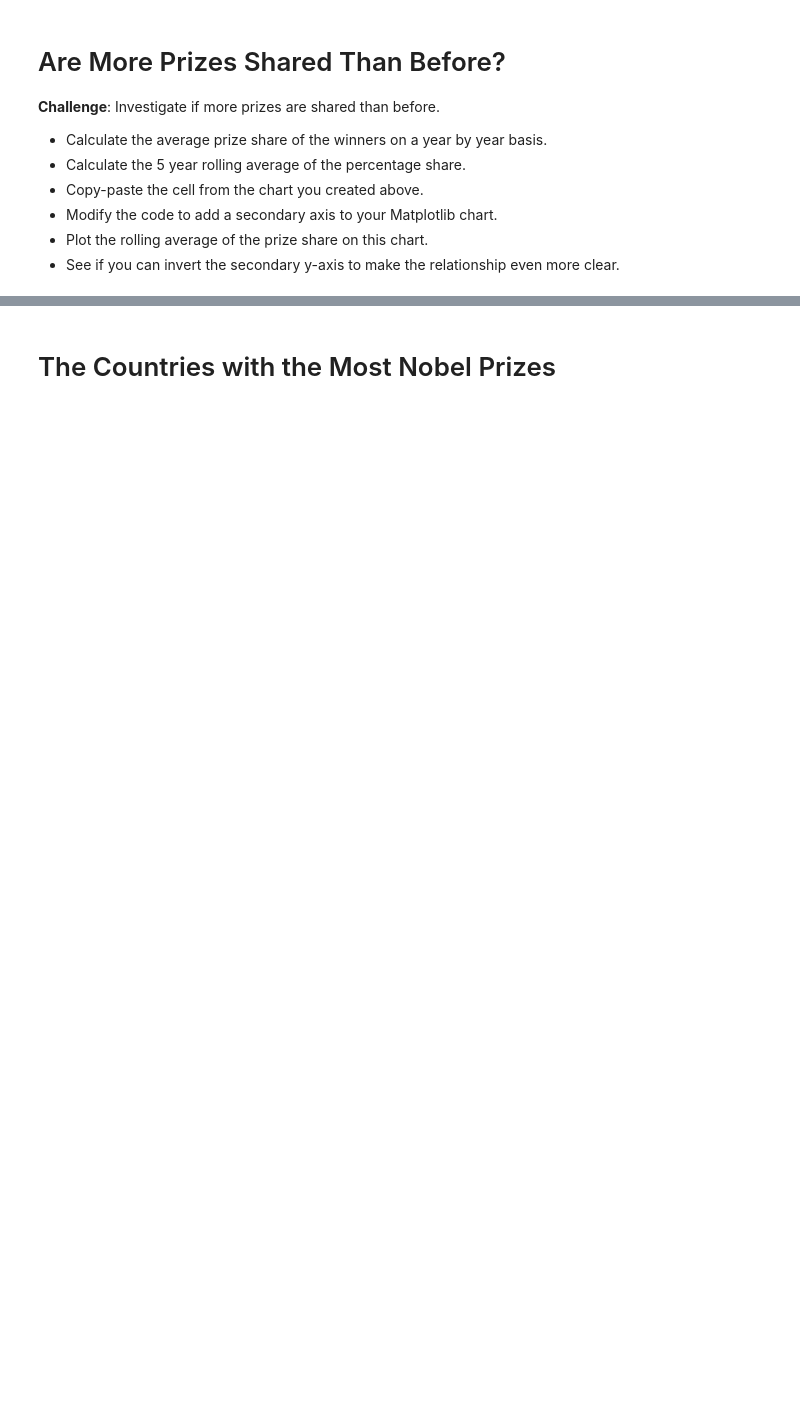
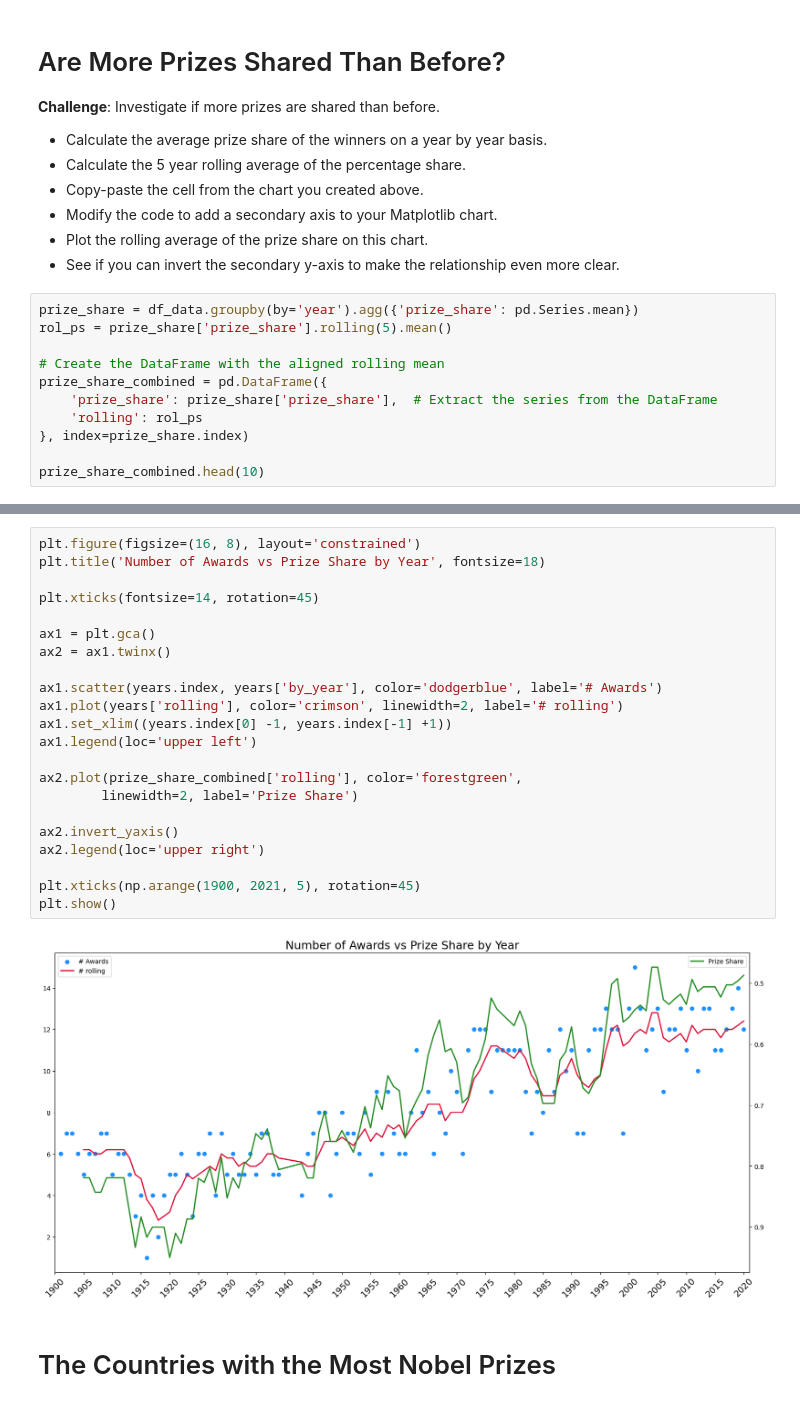
Before and after one commit to RafaelMoralesGallegos/100-days-of-Python, a Jupyter notebook: Day_79_Nobel_Prize/Nobel_Prize_Analysis.ipynb, the cells around one changed output, grey strips where cells are left out. Cells and saved outputs as stored; diff of their text form; blank space fills up the shorter version.

```diff
--- a/Day_79_Nobel_Prize/Nobel_Prize_Analysis.ipynb
+++ b/Day_79_Nobel_Prize/Nobel_Prize_Analysis.ipynb
@@ -324,3 +351,14 @@ fig.show()
 * Modify the code to add a secondary axis to your Matplotlib chart.
 * Plot the rolling average of the prize share on this chart.
 * See if you can invert the secondary y-axis to make the relationship even more clear.
+# %%
+prize_share = df_data.groupby(by='year').agg({'prize_share': pd.Series.mean})
+rol_ps = prize_share['prize_share'].rolling(5).mean()
+
+# Create the DataFrame with the aligned rolling mean
+prize_share_combined = pd.DataFrame({
+    'prize_share': prize_share['prize_share'],  # Extract the series from the DataFrame
+    'rolling': rol_ps
+}, index=prize_share.index)
+
+prize_share_combined.head(10)
@@ -327,3 +378,27 @@ fig.show()
+# %%
+plt.figure(figsize=(16, 8), layout='constrained')
+plt.title('Number of Awards vs Prize Share by Year', fontsize=18)
+
+plt.xticks(fontsize=14, rotation=45)
+
+ax1 = plt.gca()
+ax2 = ax1.twinx()
+
+ax1.scatter(years.index, years['by_year'], color='dodgerblue', label='# Awards')
+ax1.plot(years['rolling'], color='crimson', linewidth=2, label='# rolling')
+ax1.set_xlim((years.index[0] -1, years.index[-1] +1))
+ax1.legend(loc='upper left')
+
+ax2.plot(prize_share_combined['rolling'], color='forestgreen',
+        linewidth=2, label='Prize Share')
+
+ax2.invert_yaxis()
+ax2.legend(loc='upper right')
+
+plt.xticks(np.arange(1900, 2021, 5), rotation=45)
+plt.show()
+# %% [output]
+[figure, added]
 # %% [markdown]
 # The Countries with the Most Nobel Prizes
 # %% [markdown]
```
Also changed, not shown: parts of 24 cells of this notebook.
